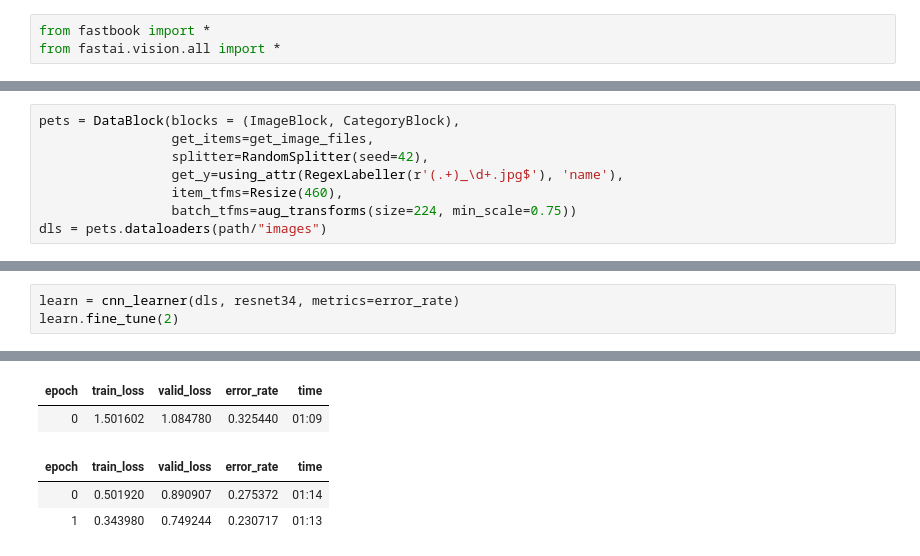
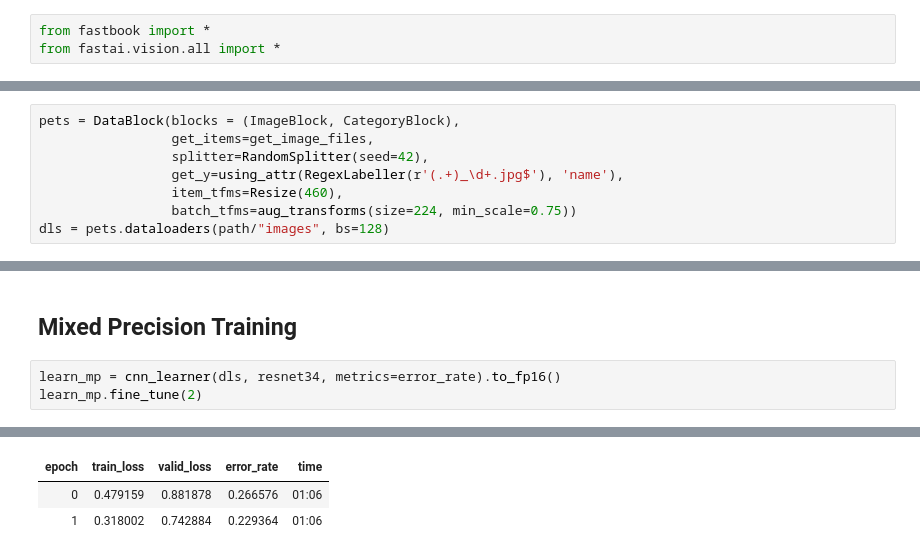
Before and after one commit to LukeWeidenwalker/fastai-notebooks, a Jupyter notebook: 05_pets.ipynb, the cells around one changed output, grey strips where cells are left out. Saved outputs shown, nothing was run; the diff lists cells and outputs as text.

```diff
--- a/05_pets.ipynb
+++ b/05_pets.ipynb
@@ -18,7 +19,7 @@ pets = DataBlock(blocks = (ImageBlock, CategoryBlock),
                  get_y=using_attr(RegexLabeller(r'(.+)_\d+.jpg$'), 'name'),
                  item_tfms=Resize(460),
                  batch_tfms=aug_transforms(size=224, min_scale=0.75))
-dls = pets.dataloaders(path/"images")
+dls = pets.dataloaders(path/"images", bs=128)
 # %%
 dls.show_batch()
 # %% [output]
@@ -26,4 +51,6 @@ dls.show_batch()
+# %% [markdown]
+## Mixed Precision Training
 # %%
-learn = cnn_learner(dls, resnet34, metrics=error_rate)
-learn.fine_tune(2)
+learn_mp = cnn_learner(dls, resnet34, metrics=error_rate).to_fp16()
+learn_mp.fine_tune(2)
 # %% [output]
@@ -31,5 +57,3 @@ Downloading: "https://download.pytorch.org/models/resnet34-333f7ec4.pth" to /roo
 | epoch | train_loss | valid_loss | error_rate | time |
-| 0 | 1.501602 | 1.084780 | 0.325440 | 01:09 |
+| 0 | 0.479159 | 0.881878 | 0.266576 | 01:06 |
+| 1 | 0.318002 | 0.742884 | 0.229364 | 01:06 |
-| epoch | train_loss | valid_loss | error_rate | time |
-| 0 | 0.501920 | 0.890907 | 0.275372 | 01:14 |
-| 1 | 0.343980 | 0.749244 | 0.230717 | 01:13 |
```
Also changed, not shown: parts of 18 cells of this notebook.
